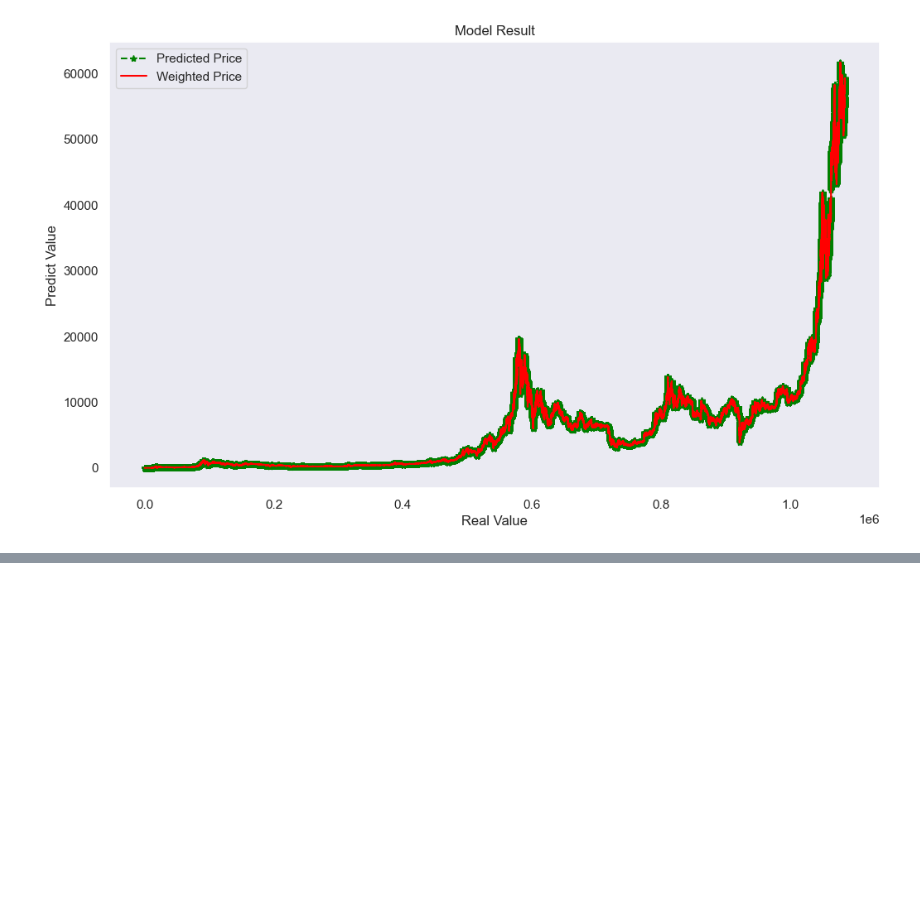
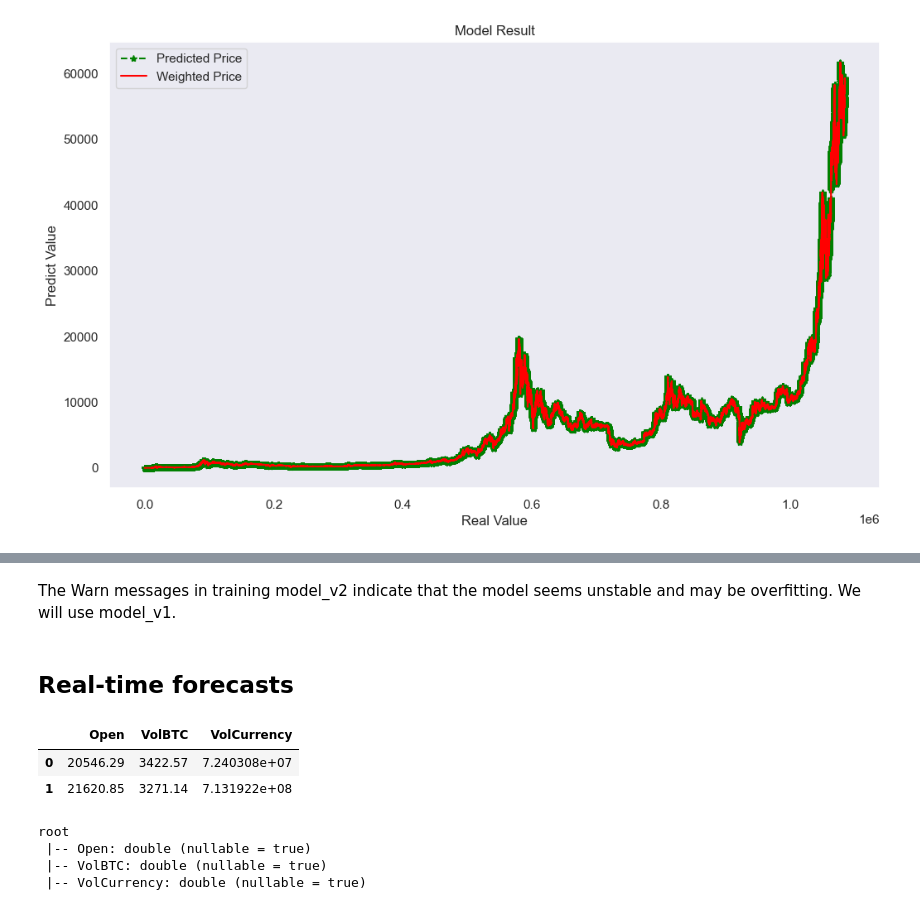
Before and after one commit to amorim-dev/DSA_Data-Science-Course, a Jupyter notebook: 2. big-data-real-time-analytics-with-python-and-spark/Ch11_data-processing-with-apache-spark/mini_project3.ipynb, the cells around one changed output, grey strips where cells are left out. Saved outputs shown, nothing was run; the diff lists cells and outputs as text; code cells hidden in the pictures; blank space fills up the shorter version.

Commit message:
End mini_project 3 - Model evaluation

```diff
--- a/2. big-data-real-time-analytics-with-python-and-spark/Ch11_data-processing-with-apache-spark/mini_project3.ipynb
+++ b/2. big-data-real-time-analytics-with-python-and-spark/Ch11_data-processing-with-apache-spark/mini_project3.ipynb
@@ -812,0 +813,17 @@ The Warn messages in training model_v2 indicate that the model seems unstable an
+# %% [markdown]
+The Warn messages in training model_v2 indicate that the model seems unstable and may be overfitting. We will use model_v1.
+# %% [markdown]
+## Real-time forecasts
+# %%
+# New data
+new_data = [[20546.29, 3422.57, 72403082.02], [21620.85, 3271.14, 713192207.5]]
+# %%
+# Prepara pandas dataframe
+df_new_data = pd.DataFrame(new_data, columns = ['Open', 'VolBTC', 'VolCurrency'])
+# %%
+# Visualize
+df_new_data
+# %% [output]
+|  | Open | VolBTC | VolCurrency |
+| 0 | 20546.29 | 3422.57 | 7.240308e+07 |
+| 1 | 21620.85 | 3271.14 | 7.131922e+08 |
@@ -812,0 +833,8 @@ The Warn messages in training model_v2 indicate that the model seems unstable an
+# %%
+# Schema
+df_new_dataset_spark.printSchema()
+# %% [output]
+root
+ |-- Open: double (nullable = true)
+ |-- VolBTC: double (nullable = true)
+ |-- VolCurrency: double (nullable = true)
```
Also changed, not shown: parts of 42 cells of this notebook.
